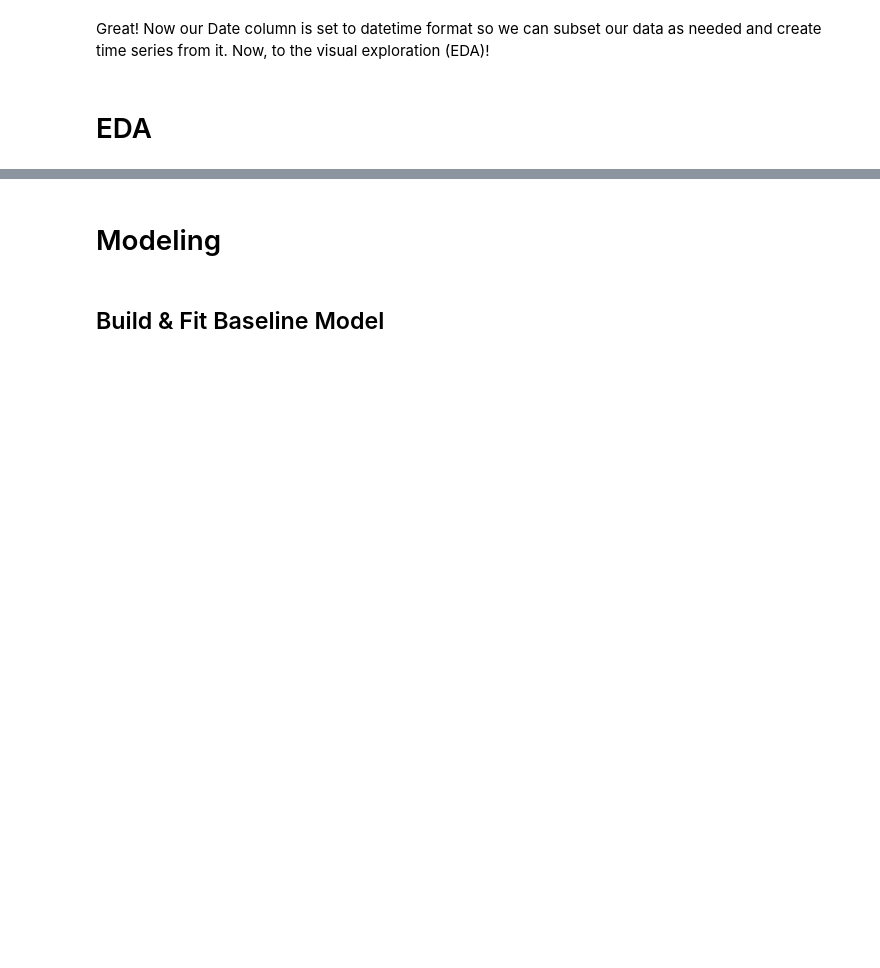
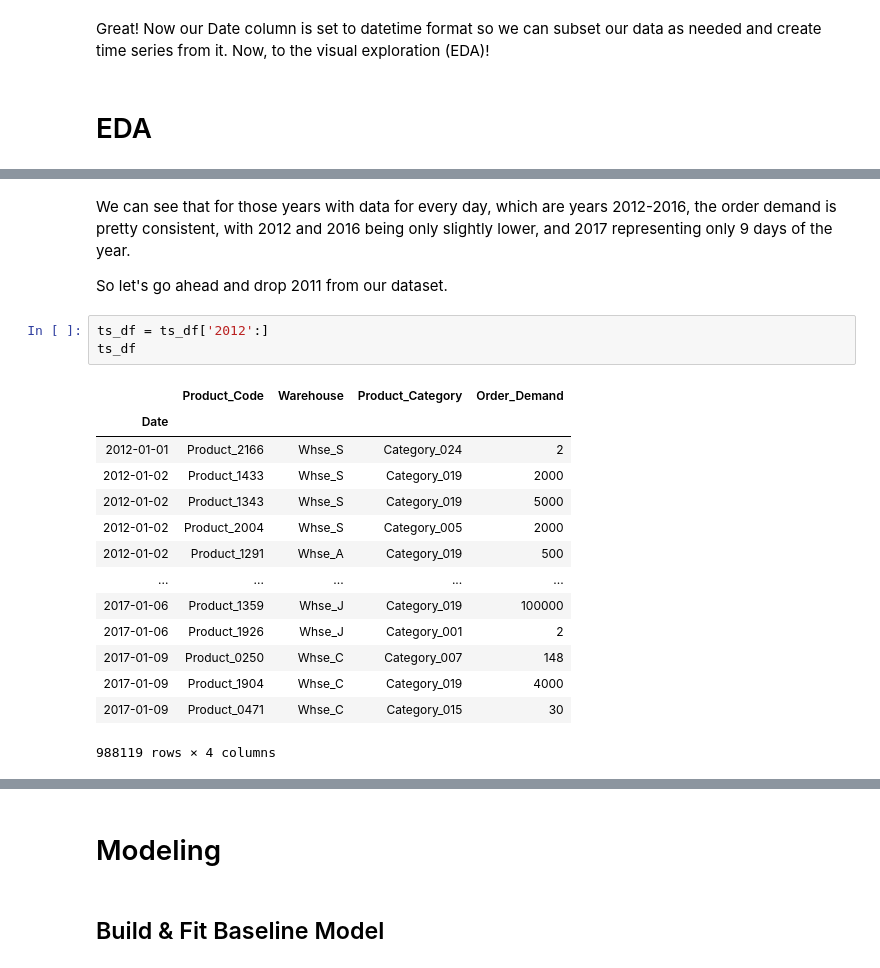
Before and after one commit to JessicaFB/Product-Demand-Forecasting, a Jupyter notebook: Predicting-Product-Demand.ipynb, the cells around one changed output, grey strips where cells are left out. Saved outputs shown, nothing was run; the diff lists cells and outputs as text; blank space fills up the shorter version.

```diff
--- a/Predicting-Product-Demand.ipynb
+++ b/Predicting-Product-Demand.ipynb
@@ -168,0 +287,22 @@ Great! Now our Date column is set to datetime format so we can subset our data a
+# %% [markdown]
+We can see that for those years with data for every day, which are years 2012-2016, the order demand is pretty consistent, with 2012 and 2016 being only slightly lower, and 2017 representing only 9 days of the year.
+
+So let's go ahead and drop 2011 from our dataset.
+# %%
+ts_df = ts_df['2012':]
+ts_df
+# %% [output]
+|  | Product_Code | Warehouse | Product_Category | Order_Demand |
+| Date |  |  |  |  |
+| 2012-01-01 | Product_2166 | Whse_S | Category_024 | 2 |
+| 2012-01-02 | Product_1433 | Whse_S | Category_019 | 2000 |
+| 2012-01-02 | Product_1343 | Whse_S | Category_019 | 5000 |
+| 2012-01-02 | Product_2004 | Whse_S | Category_005 | 2000 |
+| 2012-01-02 | Product_1291 | Whse_A | Category_019 | 500 |
+| ... | ... | ... | ... | ... |
+| 2017-01-06 | Product_1359 | Whse_J | Category_019 | 100000 |
+| 2017-01-06 | Product_1926 | Whse_J | Category_001 | 2 |
+| 2017-01-09 | Product_0250 | Whse_C | Category_007 | 148 |
+| 2017-01-09 | Product_1904 | Whse_C | Category_019 | 4000 |
+| 2017-01-09 | Product_0471 | Whse_C | Category_015 | 30 |
+988119 rows × 4 columns
```
Also changed, not shown: parts of 16 cells of this notebook.
